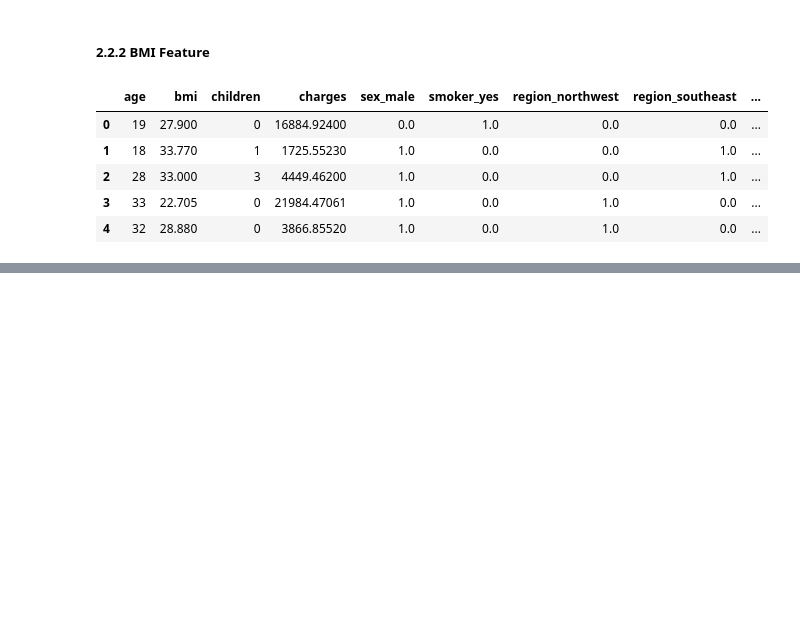
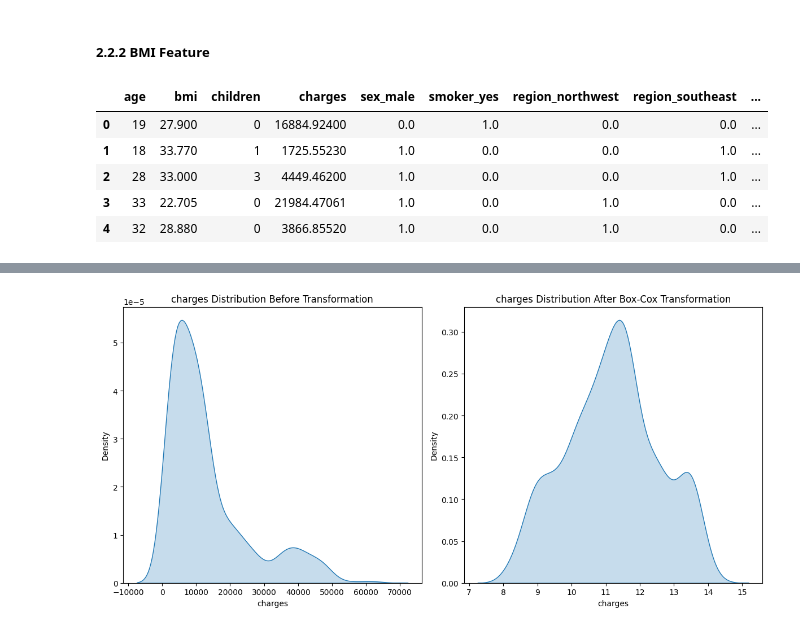
Before and after one commit to Just-Aymz/US-Insurance-Data, a Jupyter notebook: Data_Preprocessing.ipynb, the cells around one changed output, grey strips where cells are left out. Drawn from its saved outputs; the diff is of its cells as text; code cells hidden in the pictures; blank space fills up the shorter version.

```diff
--- a/Data_Preprocessing.ipynb
+++ b/Data_Preprocessing.ipynb
@@ -242,0 +331,21 @@ encoded_bin_df.head()
+# %%
+# Create the canvas for the plotting
+plt.figure(figsize=(12, 6))
+
+# Create a subplot for the feature before transformation
+plt.subplot(1, 2, 1)
+sns.kdeplot(encoded_df['charges'], fill=True)
+plt.title(f'{feature} Distribution Before Transformation')
+
+# Apply box-cox transformation for positively skewed data
+encoded_df['charges'], _ = stats.boxcox(encoded_df['charges'])
+
+# Visualize the transformed features distribution
+plt.subplot(1, 2, 2)
+sns.kdeplot(encoded_df['charges'], fill=True)
+plt.title(f'{feature} Distribution After Box-Cox Transformation')
+
+plt.tight_layout()
+plt.show()
+# %% [output]
+[figure, added]
```
Also changed, not shown: parts of 8 cells of this notebook.
